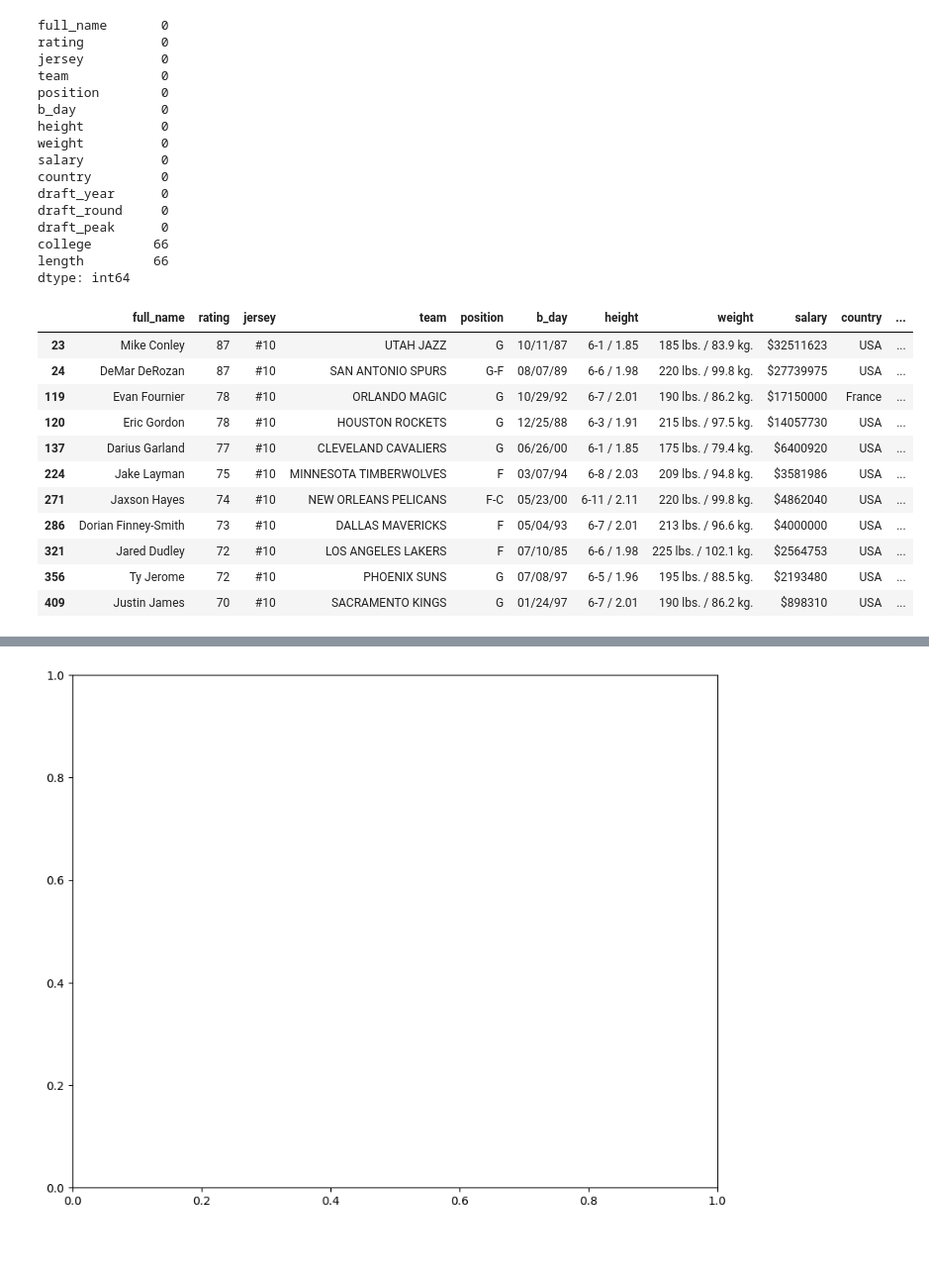
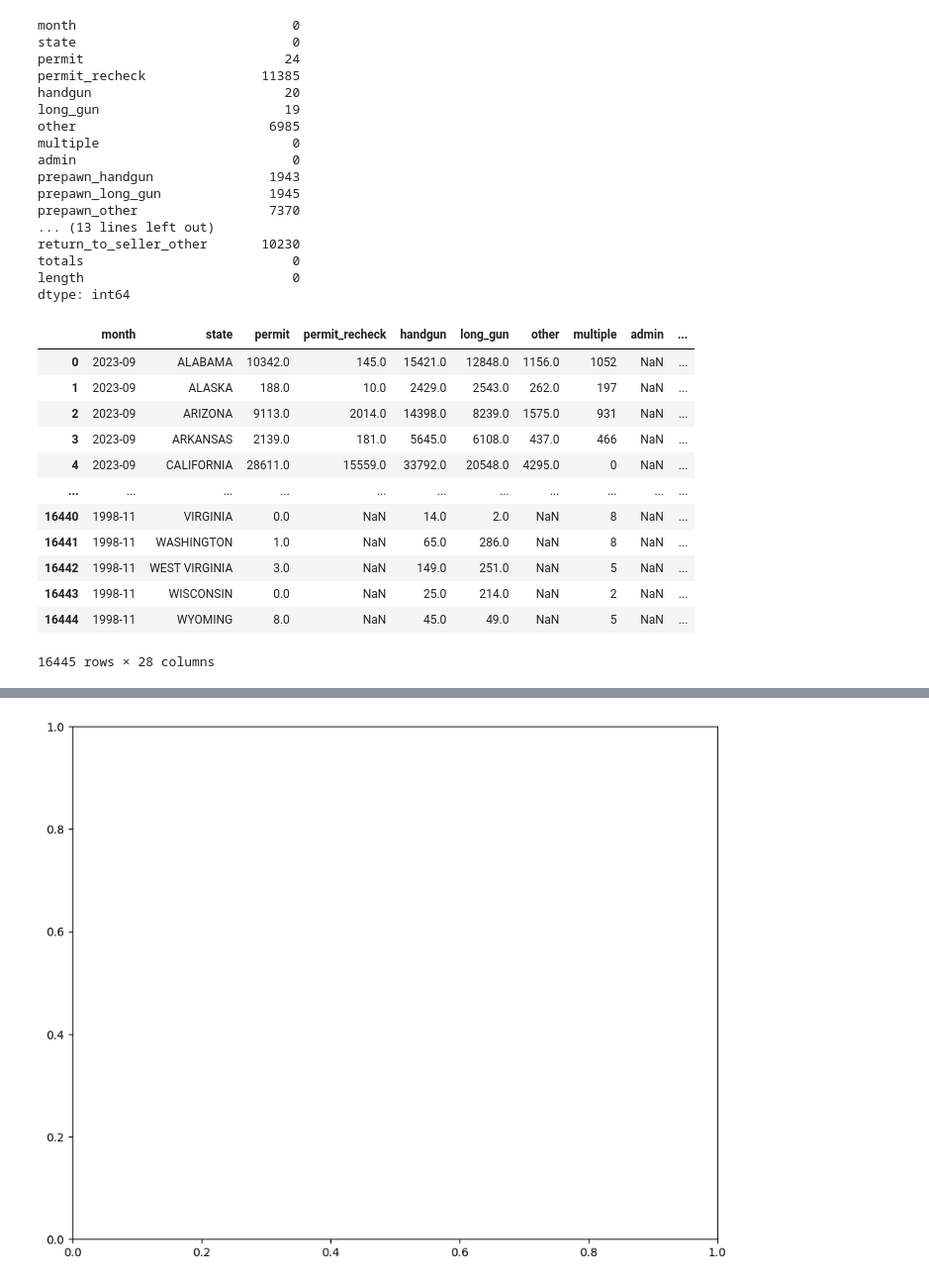
Before and after one commit to KeerthiR02/TextBasedAnalysis, a Jupyter notebook: assignment2 .ipynb, the cells around one changed output, grey strips where cells are left out. Shown at 99% size. Saved outputs shown, nothing was run; the diff lists cells and outputs as text; code cells hidden in the pictures; blank space fills up the shorter version.

```diff
--- a/assignment2 .ipynb
+++ b/assignment2 .ipynb
@@ -1,5 +1,5 @@
 # %%
 import pandas as pd
-file="C:\Users\keert\Downloads\nics-firearm-background-checks.csv"
+file="C:\\Users\\keert\\Downloads\\nics-firearm-background-checks.csv"
 df=pd.read_csv(file)
 df.head(20)
@@ -6,5 +25,5 @@ df.head(20)
 # %%
-df['length'] = df['college'].str.len()
+df['length'] = df['state'].str.len()
 
 df.describe()
 # %% [output]
@@ -48,45 +67,47 @@ length         66
 dtype: int64
 # %%
-df['jersey'] = df['jersey'].fillna('unknown')
-df['team'] = df['team'].fillna('unknown')
+df['admin'] = df['admin'].fillna('unknown')
+df['totals'] = df['totals'].fillna('unknown')
 
 df.isna().sum()
 # %% [output]
-full_name       0
-rating          0
-jersey          0
-team            0
-position        0
-b_day           0
-height          0
-weight          0
-salary          0
-country         0
-draft_year      0
-draft_round     0
-draft_peak      0
-college        66
-length         66
+month                            0
+state                            0
+permit                          24
+permit_recheck               11385
+handgun                         20
+long_gun                        19
+other                         6985
+multiple                         0
+admin                            0
+prepawn_handgun               1943
+prepawn_long_gun              1945
+prepawn_other                 7370
+... (13 lines left out)
+return_to_seller_other       10230
+totals                           0
+length                           0
 dtype: int64
 # %%
-df['jersey']=df['jersey'].str.upper()
-df['team']=df['team'].str.upper()
-df['position'] = df['position'].str.upper()
+df['admin']=df['admin'].str.upper()
+df['state']=df['state'].str.upper()
+df['month'] = df['month'].str.upper()
 # %%
-df[df['jersey'].str.contains('10')]
+df[df['state'].str.contains('')]
 # %% [output]
-|  | full_name | rating | jersey | team | position | b_day | height | weight | salary | country | ... |
-| 23 | Mike Conley | 87 | #10 | UTAH JAZZ | G | 10/11/87 | 6-1 / 1.85 | 185 lbs. / 83.9 kg. | $32511623 | USA | ... |
-| 24 | DeMar DeRozan | 87 | #10 | SAN ANTONIO SPURS | G-F | 08/07/89 | 6-6 / 1.98 | 220 lbs. / 99.8 kg. | $27739975 | USA | ... |
-| 119 | Evan Fournier | 78 | #10 | ORLANDO MAGIC | G | 10/29/92 | 6-7 / 2.01 | 190 lbs. / 86.2 kg. | $17150000 | France | ... |
-| 120 | Eric Gordon | 78 | #10 | HOUSTON ROCKETS | G | 12/25/88 | 6-3 / 1.91 | 215 lbs. / 97.5 kg. | $14057730 | USA | ... |
-| 137 | Darius Garland | 77 | #10 | CLEVELAND CAVALIERS | G | 06/26/00 | 6-1 / 1.85 | 175 lbs. / 79.4 kg. | $6400920 | USA | ... |
-| 224 | Jake Layman | 75 | #10 | MINNESOTA TIMBERWOLVES | F | 03/07/94 | 6-8 / 2.03 | 209 lbs. / 94.8 kg. | $3581986 | USA | ... |
-| 271 | Jaxson Hayes | 74 | #10 | NEW ORLEANS PELICANS | F-C | 05/23/00 | 6-11 / 2.11 | 220 lbs. / 99.8 kg. | $4862040 | USA | ... |
-| 286 | Dorian Finney-Smith | 73 | #10 | DALLAS MAVERICKS | F | 05/04/93 | 6-7 / 2.01 | 213 lbs. / 96.6 kg. | $4000000 | USA | ... |
-| 321 | Jared Dudley | 72 | #10 | LOS ANGELES LAKERS | F | 07/10/85 | 6-6 / 1.98 | 225 lbs. / 102.1 kg. | $2564753 | USA | ... |
-| 356 | Ty Jerome | 72 | #10 | PHOENIX SUNS | G | 07/08/97 | 6-5 / 1.96 | 195 lbs. / 88.5 kg. | $2193480 | USA | ... |
-| 409 | Justin James | 70 | #10 | SACRAMENTO KINGS | G | 01/24/97 | 6-7 / 2.01 | 190 lbs. / 86.2 kg. | $898310 | USA | ... |
+|  | month | state | permit | permit_recheck | handgun | long_gun | other | multiple | admin | ... |
+| 0 | 2023-09 | ALABAMA | 10342.0 | 145.0 | 15421.0 | 12848.0 | 1156.0 | 1052 | NaN | ... |
+| 1 | 2023-09 | ALASKA | 188.0 | 10.0 | 2429.0 | 2543.0 | 262.0 | 197 | NaN | ... |
+| 2 | 2023-09 | ARIZONA | 9113.0 | 2014.0 | 14398.0 | 8239.0 | 1575.0 | 931 | NaN | ... |
+| 3 | 2023-09 | ARKANSAS | 2139.0 | 181.0 | 5645.0 | 6108.0 | 437.0 | 466 | NaN | ... |
+| 4 | 2023-09 | CALIFORNIA | 28611.0 | 15559.0 | 33792.0 | 20548.0 | 4295.0 | 0 | NaN | ... |
+| ... | ... | ... | ... | ... | ... | ... | ... | ... | ... | ... |
+| 16440 | 1998-11 | VIRGINIA | 0.0 | NaN | 14.0 | 2.0 | NaN | 8 | NaN | ... |
+| 16441 | 1998-11 | WASHINGTON | 1.0 | NaN | 65.0 | 286.0 | NaN | 8 | NaN | ... |
+| 16442 | 1998-11 | WEST VIRGINIA | 3.0 | NaN | 149.0 | 251.0 | NaN | 5 | NaN | ... |
+| 16443 | 1998-11 | WISCONSIN | 0.0 | NaN | 25.0 | 214.0 | NaN | 2 | NaN | ... |
+| 16444 | 1998-11 | WYOMING | 8.0 | NaN | 45.0 | 49.0 | NaN | 5 | NaN | ... |
+16445 rows × 28 columns
 # %%
 import matplotlib.pyplot as plt
 
```
Also changed, not shown: parts of 15 cells of this notebook.
